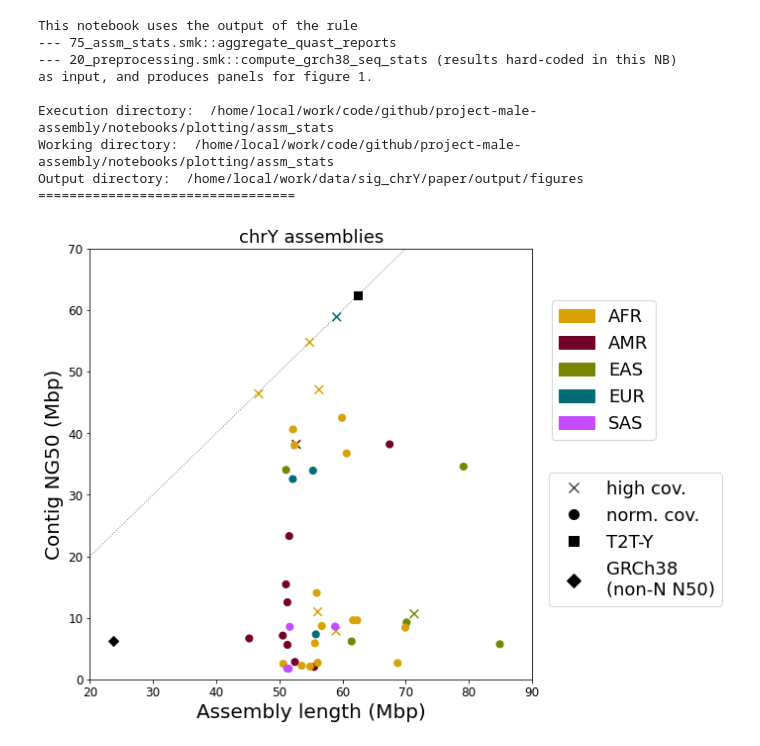
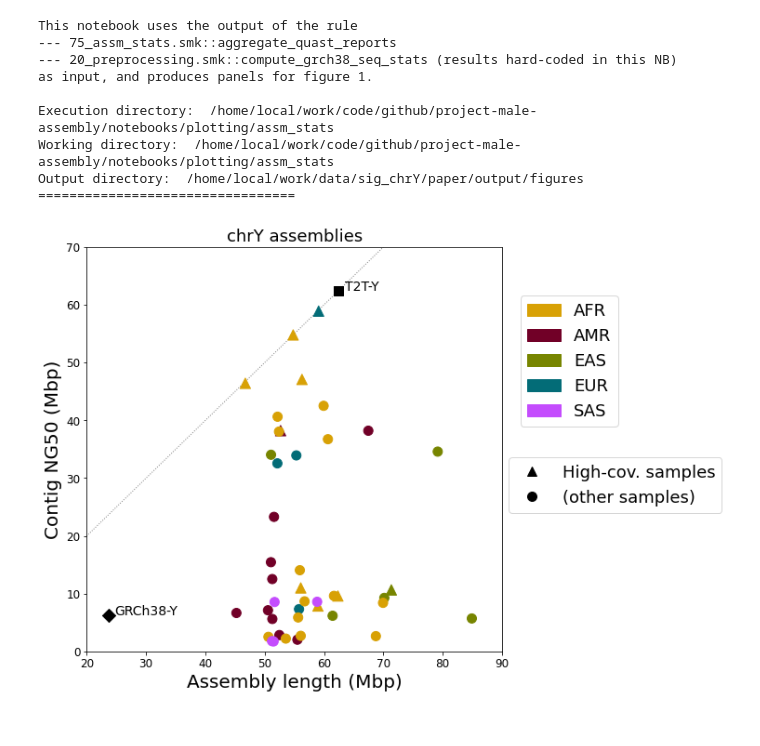
Before and after one commit to marschall-lab/project-male-assembly, a Jupyter notebook: notebooks/plotting/assm_stats/plot_assembly_summary.ipynb, the cells around one changed output. Drawn from its saved outputs; the diff is of its cells as text; code cells hidden in the pictures.

Commit message:
update plot notebooks

```diff
--- a/notebooks/plotting/assm_stats/plot_assembly_summary.ipynb
+++ b/notebooks/plotting/assm_stats/plot_assembly_summary.ipynb
@@ -85,7 +85,8 @@ high_cov = [
     'HC19384',
     'NA19317',
     'NA19347',
-    'HG00358'
+    'HG00358',
+    'HG03471'
 ]
 
 hgsvc_hc = hgsvc.loc[hgsvc['sample'].isin(high_cov), :].copy()
@@ -122,17 +123,17 @@ normcov_colors = [
 ]
 
 marker_legend_ng50 = [
-    Line2D([0], [0], color='black', marker='x', lw=0, label='high cov.', ms=10),
-    Line2D([0], [0], color='black', marker='o', lw=0, label='norm. cov.', ms=10),
-    Line2D([0], [0], color='black', marker='s', lw=0, label='T2T-Y', ms=10),
-    Line2D([0], [0], color='black', marker='D', lw=0, label='GRCh38\n(non-N N50)', ms=10),
+    Line2D([0], [0], color='black', marker='^', lw=0, label='High-cov. samples', ms=10),
+    Line2D([0], [0], color='black', marker='o', lw=0, label='(other samples)', ms=10),
+    #Line2D([0], [0], color='black', marker='s', lw=0, label='T2T-Y', ms=10),
+    #Line2D([0], [0], color='black', marker='D', lw=0, label='GRCh38\n(non-N N50)', ms=10),
 ]
 
 marker_legend_num = [
-    Line2D([0], [0], color='black', marker='x', lw=0, label='high cov.', ms=10),
-    Line2D([0], [0], color='black', marker='o', lw=0, label='norm. cov.', ms=10),
-    Line2D([0], [0], color='black', marker='s', lw=0, label='T2T-Y', ms=10),
-    Line2D([0], [0], color='black', marker='D', lw=0, label='GRCh38\n(non-N)', ms=10),
+    Line2D([0], [0], color='black', marker='^', lw=0, label='High-cov. samples', ms=10),
+    Line2D([0], [0], color='black', marker='o', lw=0, label='(other samples)', ms=10),
+    #Line2D([0], [0], color='black', marker='s', lw=0, label='T2T-Y', ms=10),
+    #Line2D([0], [0], color='black', marker='D', lw=0, label='GRCh38\n(non-N)', ms=10),
 ]
 
 spop_colors = colors.drop_duplicates('super_population').sort_values('super_population', inplace=False)
@@ -152,16 +153,16 @@ fig_name = 'fig1_panel_assm_ng50-v-length'
 ax.scatter(
     highcov['assembly_length_bp'] / 1e6,
     highcov['contig_NG50'] / 1e6,
-    s=75,
+    s=125,
     c=highcov_colors,
     label='high cov.',
-    marker='x'
+    marker='^'
 )
 
 ax.scatter(
     normcov['assembly_length_bp'] / 1e6,
     normcov['contig_NG50'] / 1e6,
-    s=50,
+    s=100,
     c=normcov_colors,
     label='regular cov.',
     marker='o'
@@ -179,19 +180,31 @@ ax.scatter(
 ax.scatter(
     [62460029 / 1e6],
     [62460029 / 1e6],
-    s=50,
+    s=100,
     c='black',
     label='T2T-Y',
     marker='s'
+)
+ax.text(
+    (62460029 + 1e6) / 1e6,
+    62460029 / 1e6,
+    s='T2T-Y',
+    fontsize=14
 )
 
 ax.scatter(
     [23673595 / 1e6],
     [6265435 / 1e6],
-    s=50,
+    s=100,
     c='black',
     label='GRCh38 (non-N)',
     marker='D'
+)
+ax.text(
+    (23673595 + 1e6) / 1e6,
+    6265435 / 1e6,
+    s='GRCh38-Y',
+    fontsize=14
 )
 
 
@@ -205,7 +218,7 @@ ax.set_ylabel('Contig NG50 (Mbp)', fontsize=20)
 ax.tick_params(axis='both', which='major', labelsize=12)
 
 leg1 = ax.legend(handles=marker_legend_ng50, loc='best', fontsize=18)
-leg1.set_bbox_to_anchor((1.45, 0.5), transform = ax.transAxes)
+leg1.set_bbox_to_anchor((1.55, 0.5), transform = ax.transAxes)
 
 leg2 = ax.legend(handles=color_legend, loc='best', fontsize=18)
 leg2.set_bbox_to_anchor((1.3, 0.9), transform = ax.transAxes)
@@ -231,7 +244,7 @@ fig_name = 'fig1_panel_nctg-v-length'
 ax.scatter(
     normcov['assembly_length_bp'] / 1e6,
     normcov['contigs_num'],
-    s=50,
+    s=100,
     c=normcov_colors,
     label='regular cov.',
     marker='o'
@@ -240,10 +253,10 @@ ax.scatter(
 ax.scatter(
     highcov['assembly_length_bp'] / 1e6,
     highcov['contigs_num'],
-    s=75,
+    s=125,
     c=highcov_colors,
     label='high cov.',
-    marker='x'
+    marker='^'
 )
 
 # ax.scatter(
@@ -258,19 +271,31 @@ ax.scatter(
 ax.scatter(
     [62460029 / 1e6],
     [1],
-    s=50,
+    s=100,
     c='black',
     label='T2T-Y',
     marker='s'
+)
+ax.text(
+    (62460029 + 1e6) / 1e6,
+    1,
+    s='T2T-Y',
+    fontsize=14
 )
 
 ax.scatter(
     [23673595 / 1e6],
     [51],
-    s=50,
+    s=100,
     c='black',
     label='GRCh38 (non-N)',
     marker='D'
+)
+ax.text(
+    (23673595 + 1e6) / 1e6,
+    51,
+    s='GRCh38-Y',
+    fontsize=14
 )
 
 #ax.plot([0, 90], [0, 90], ls='dotted', c='grey', lw=1, zorder=0)
@@ -284,33 +309,33 @@ ax.set_ylabel('Contigs (N)', fontsize=20)
 ax.tick_params(axis='both', which='major', labelsize=12)
 
 leg1 = ax.legend(handles=marker_legend_num, loc='best', fontsize=18)
-leg1.set_bbox_to_anchor((1.4, 0.5), transform = ax.transAxes)
+leg1.set_bbox_to_anchor((1.55, 0.5), transform = ax.transAxes)
 
 leg2 = ax.legend(handles=color_legend, loc='best', fontsize=18)
 leg2.set_bbox_to_anchor((1.3, 0.9), transform = ax.transAxes)
 plt.gca().add_artist(leg1)
 
 if save_plots:
 
     plt.savefig(
         out_dir / pl.Path(f'{fig_name}.png'),
         dpi=150, bbox_inches='tight', transparent=False,
         bbox_extra_artists=[leg1, leg2]
     )
 
     plt.savefig(
         out_dir / pl.Path(f'{fig_name}.pdf'),
         bbox_inches='tight', transparent=False,
         bbox_extra_artists=[leg1, leg2]
     )
 # %% [output]
 This notebook uses the output of the rule
 --- 75_assm_stats.smk::aggregate_quast_reports
 --- 20_preprocessing.smk::compute_grch38_seq_stats (results hard-coded in this NB)
 as input, and produces panels for figure 1.
 
 Execution directory:  /home/local/work/code/github/project-male-assembly/notebooks/plotting/assm_stats
 Working directory:  /home/local/work/code/github/project-male-assembly/notebooks/plotting/assm_stats
 Output directory:  /home/local/work/data/sig_chrY/paper/output/figures
 =================================
-[figure, old version]
+[figure, new version]
```
Also changed, not shown: parts of 1 cell of this notebook, 3 other files.
